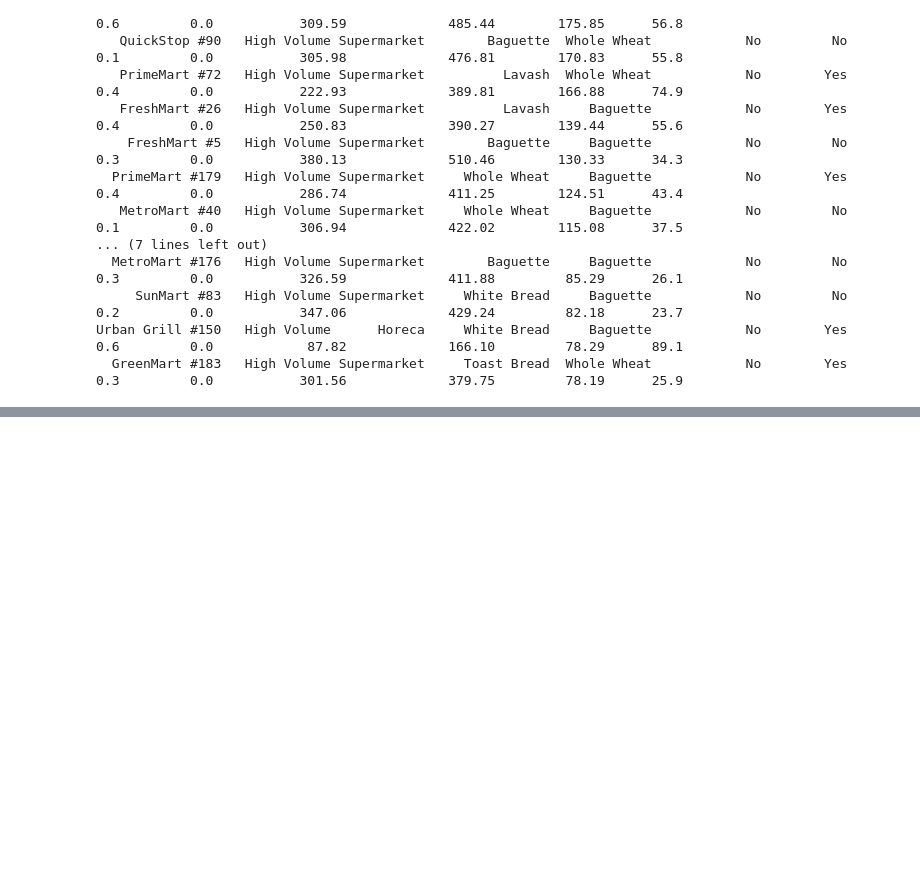
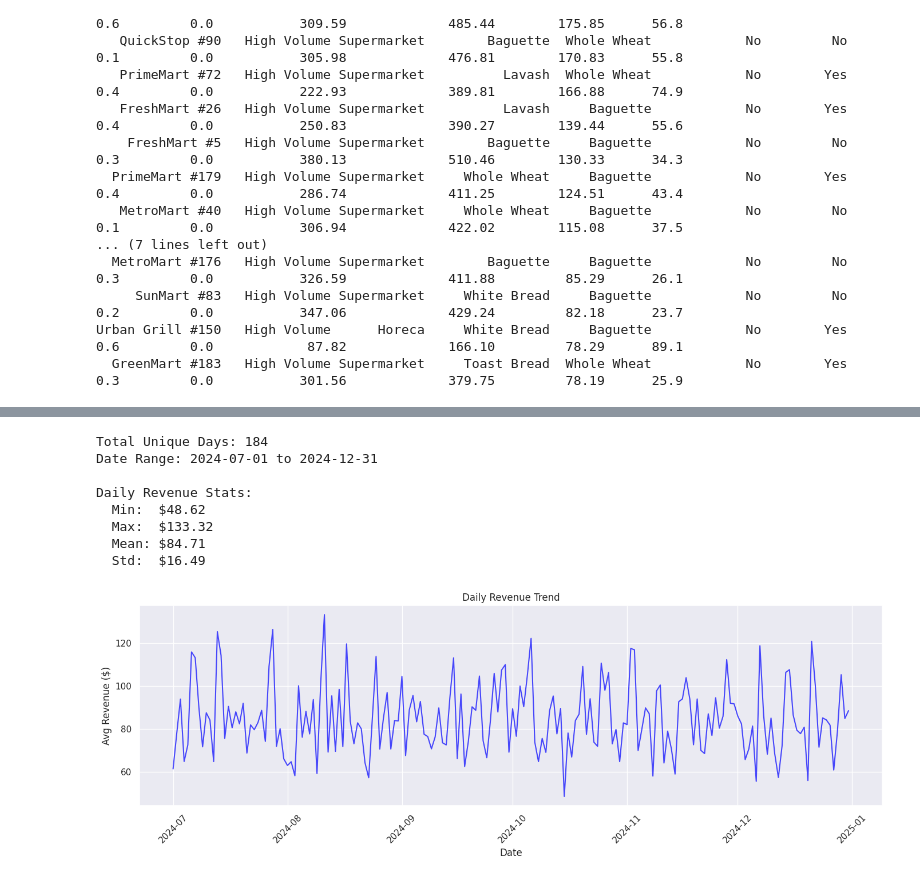
Before and after one commit to kanangoylarov/Holbie-work, a Jupyter notebook: mrshamsi/bread_salesholberton.ipynb, the cells around one changed output, grey strips where cells are left out. Drawn from its saved outputs; the diff is of its cells as text; code cells hidden in the pictures; blank space fills up the shorter version.

```diff
--- a/mrshamsi/bread_salesholberton.ipynb
+++ b/mrshamsi/bread_salesholberton.ipynb
@@ -2297,0 +2360,38 @@ Urban Grill #150   High Volume      Horeca     White Bread     Baguette
+# %%
+df_check['Date'] = pd.to_datetime(df_check['Date'])
+
+
+print(f"Total Unique Days: {df_check['Date'].dt.date.nunique()}")
+print(f"Date Range: {df_check['Date'].min().date()} to {df_check['Date'].max().date()}")
+
+
+daily_trend = df_check.groupby(df_check['Date'].dt.date).agg({
+    'Revenue': 'mean',
+    'Units_Sold': 'mean',
+    'Returns_Units': 'mean'
+}).round(2)
+
+print(f"\nDaily Revenue Stats:")
+print(f"  Min:  ${daily_trend['Revenue'].min():.2f}")
+print(f"  Max:  ${daily_trend['Revenue'].max():.2f}")
+print(f"  Mean: ${daily_trend['Revenue'].mean():.2f}")
+print(f"  Std:  ${daily_trend['Revenue'].std():.2f}")
+
+fig, ax = plt.subplots(figsize=(14, 5))
+ax.plot(daily_trend.index, daily_trend['Revenue'], color='blue', alpha=0.7)
+ax.set_title('Daily Revenue Trend')
+ax.set_xlabel('Date')
+ax.set_ylabel('Avg Revenue ($)')
+plt.xticks(rotation=45)
+plt.tight_layout()
+plt.show()
+# %% [output]
+Total Unique Days: 184
+Date Range: 2024-07-01 to 2024-12-31
+
+Daily Revenue Stats:
+  Min:  $48.62
+  Max:  $133.32
+  Mean: $84.71
+  Std:  $16.49
+[figure, added]
```
Also changed, not shown: parts of 2 cells of this notebook.
